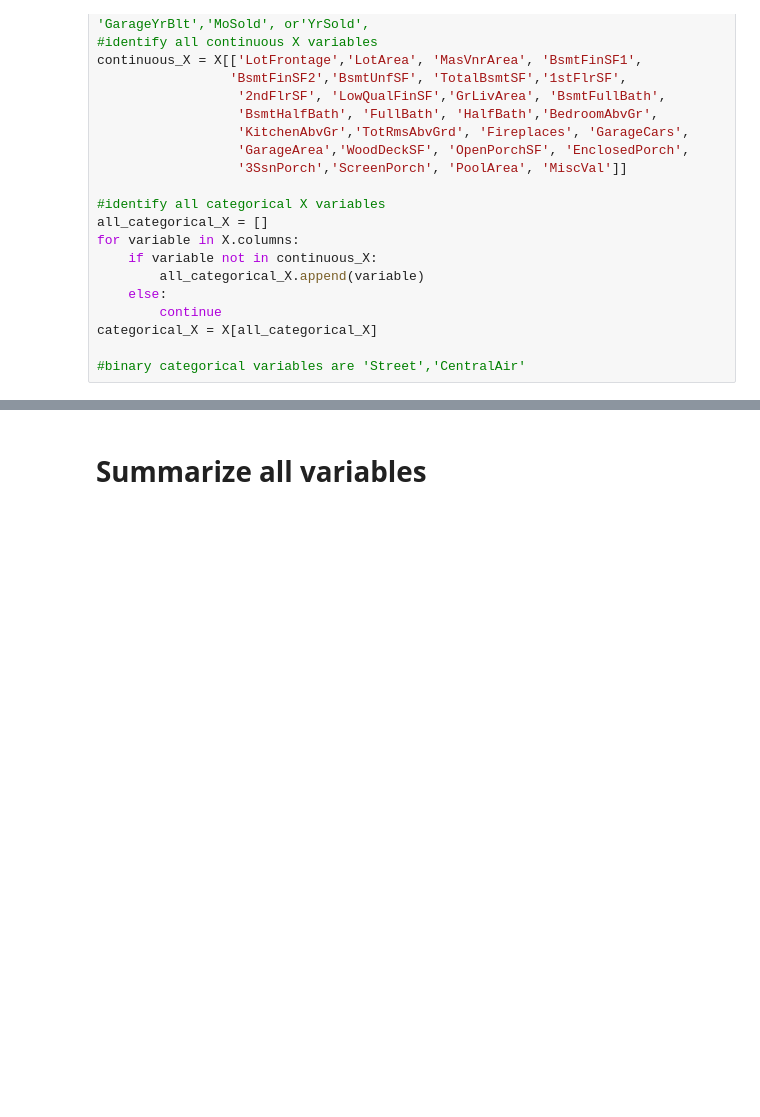
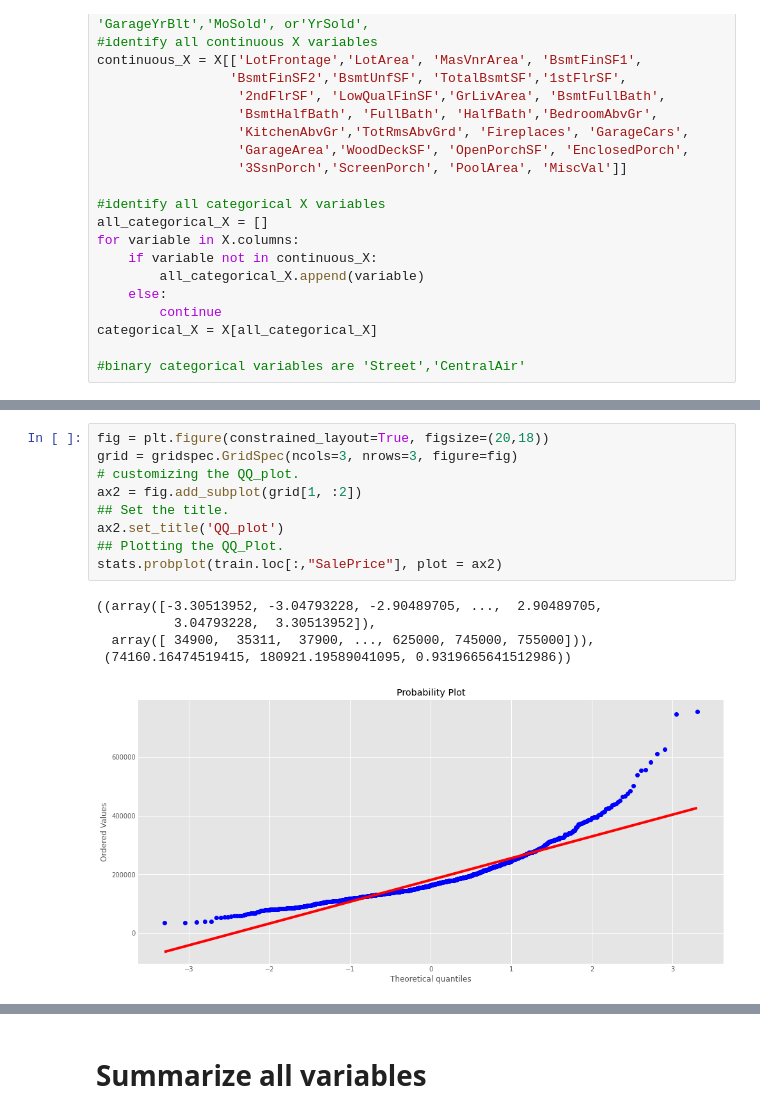
Before and after one commit to kennybagzz/Iowa-House-Prices-Prediction, a Jupyter notebook: house-prices-advanced-regression-techniques/EDA.ipynb, the cells around one changed output, grey strips where cells are left out. Cells and saved outputs as stored; diff of their text form; blank space fills up the shorter version.

```diff
--- a/house-prices-advanced-regression-techniques/EDA.ipynb
+++ b/house-prices-advanced-regression-techniques/EDA.ipynb
@@ -64,0 +141,15 @@ categorical_X = X[all_categorical_X]
+# %%
+fig = plt.figure(constrained_layout=True, figsize=(20,18))
+grid = gridspec.GridSpec(ncols=3, nrows=3, figure=fig)
+# customizing the QQ_plot.
+ax2 = fig.add_subplot(grid[1, :2])
+## Set the title.
+ax2.set_title('QQ_plot')
+## Plotting the QQ_Plot.
+stats.probplot(train.loc[:,"SalePrice"], plot = ax2)
+# %% [output]
+((array([-3.30513952, -3.04793228, -2.90489705, ...,  2.90489705,
+          3.04793228,  3.30513952]),
+  array([ 34900,  35311,  37900, ..., 625000, 745000, 755000])),
+ (74160.16474519415, 180921.19589041095, 0.9319665641512986))
+[figure, added]
```
Also changed, not shown: parts of 21 cells of this notebook, 3 other files.
